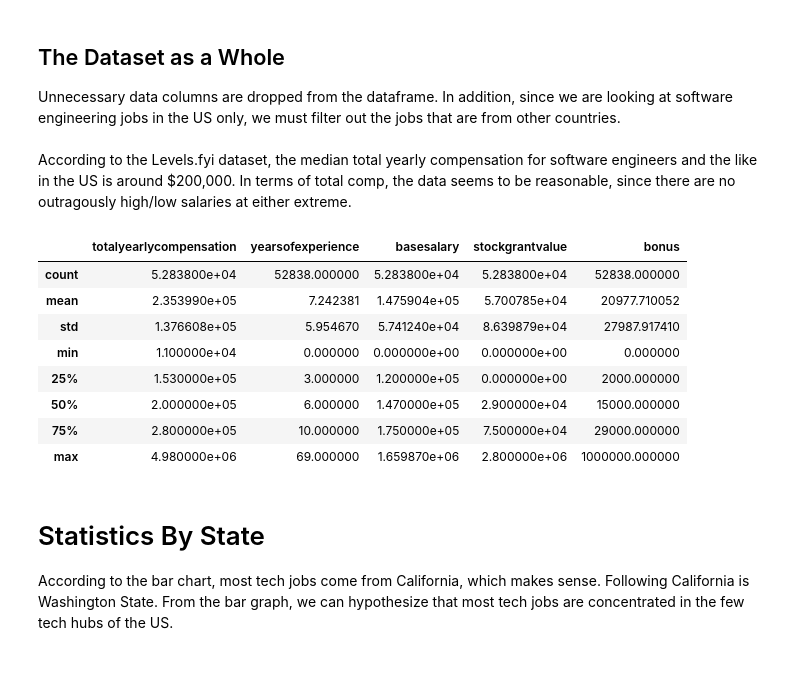
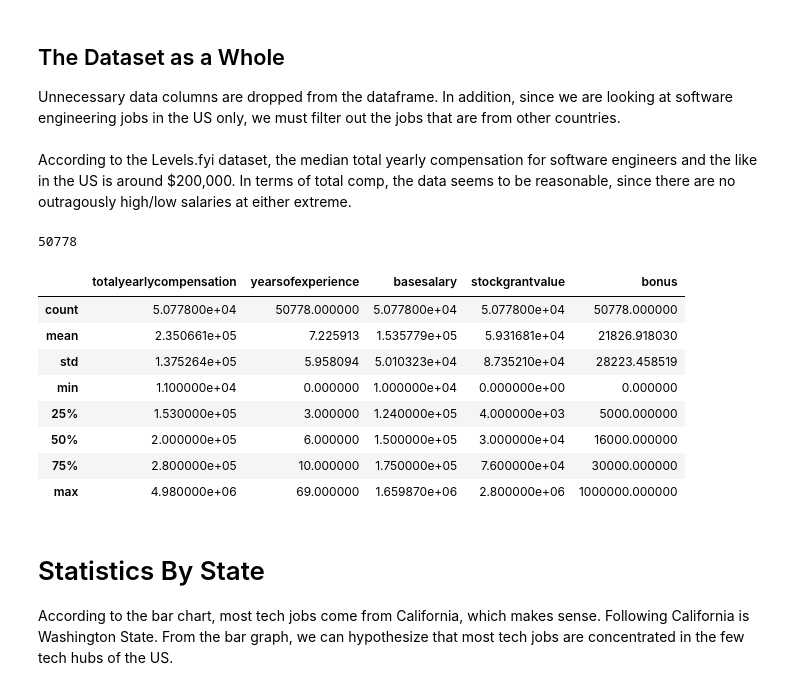
Before and after one commit to jeffreycjj6/Jobs-Visualization-Project, a Jupyter notebook: data_analysis/jobs_analysis.ipynb, the cells around one changed output. Cells and saved outputs as stored; diff of their text form; code cells hidden in the pictures.

```diff
--- a/data_analysis/jobs_analysis.ipynb
+++ b/data_analysis/jobs_analysis.ipynb
@@ -69,40 +69,47 @@ states = {
     'OK': 'Oklahoma',
     'OR': 'Oregon',
     'PA': 'Pennsylvania',
     'RI': 'Rhode Island',
     'SC': 'South Carolina',
     'SD': 'South Dakota',
     'TN': 'Tennessee',
     'TX': 'Texas',
     'UT': 'Utah',
     'VA': 'Virginia',
     'VT': 'Vermont',
     'WA': 'Washington',
     'WI': 'Wisconsin',
     'WV': 'West Virginia',
     'WY': 'Wyoming'
 }
 df = df[['company', 'title', 'totalyearlycompensation', 'location',
         'yearsofexperience', 'basesalary', 'stockgrantvalue', 'bonus']]
 
 # Location strings with only one comma are typially US cities. Typical format
 # of the string is "City", "Providence/State", "Country (if not US)"
 df = df[df['location'].str.count(',') <= 1]
 states_abbr = df['location'].str.slice(start=-2)
 df['state'] = states_abbr
 # Final round of filtering based on US states
 df = df[df.state.isin(states) == True]
 df = df.reset_index(drop=True)
+
+#additionally, drop all entries with a basesalary of 0 to prevent outliers in salary averages/medians
+df = df[df.basesalary != 0]
+
+print(len(df.index))
+
 df.describe()
 # %% [output]
+50778
 |  | totalyearlycompensation | yearsofexperience | basesalary | stockgrantvalue | bonus |
-| count | 5.283800e+04 | 52838.000000 | 5.283800e+04 | 5.283800e+04 | 52838.000000 |
-| mean | 2.353990e+05 | 7.242381 | 1.475904e+05 | 5.700785e+04 | 20977.710052 |
-| std | 1.376608e+05 | 5.954670 | 5.741240e+04 | 8.639879e+04 | 27987.917410 |
-| min | 1.100000e+04 | 0.000000 | 0.000000e+00 | 0.000000e+00 | 0.000000 |
-| 25% | 1.530000e+05 | 3.000000 | 1.200000e+05 | 0.000000e+00 | 2000.000000 |
-| 50% | 2.000000e+05 | 6.000000 | 1.470000e+05 | 2.900000e+04 | 15000.000000 |
-| 75% | 2.800000e+05 | 10.000000 | 1.750000e+05 | 7.500000e+04 | 29000.000000 |
+| count | 5.077800e+04 | 50778.000000 | 5.077800e+04 | 5.077800e+04 | 50778.000000 |
+| mean | 2.350661e+05 | 7.225913 | 1.535779e+05 | 5.931681e+04 | 21826.918030 |
+| std | 1.375264e+05 | 5.958094 | 5.010323e+04 | 8.735210e+04 | 28223.458519 |
+| min | 1.100000e+04 | 0.000000 | 1.000000e+04 | 0.000000e+00 | 0.000000 |
+| 25% | 1.530000e+05 | 3.000000 | 1.240000e+05 | 4.000000e+03 | 5000.000000 |
+| 50% | 2.000000e+05 | 6.000000 | 1.500000e+05 | 3.000000e+04 | 16000.000000 |
+| 75% | 2.800000e+05 | 10.000000 | 1.750000e+05 | 7.600000e+04 | 30000.000000 |
 | max | 4.980000e+06 | 69.000000 | 1.659870e+06 | 2.800000e+06 | 1000000.000000 |
 # %% [markdown]
 # Statistics By State
```
Also changed, not shown: parts of 8 cells of this notebook, 8 other files.
